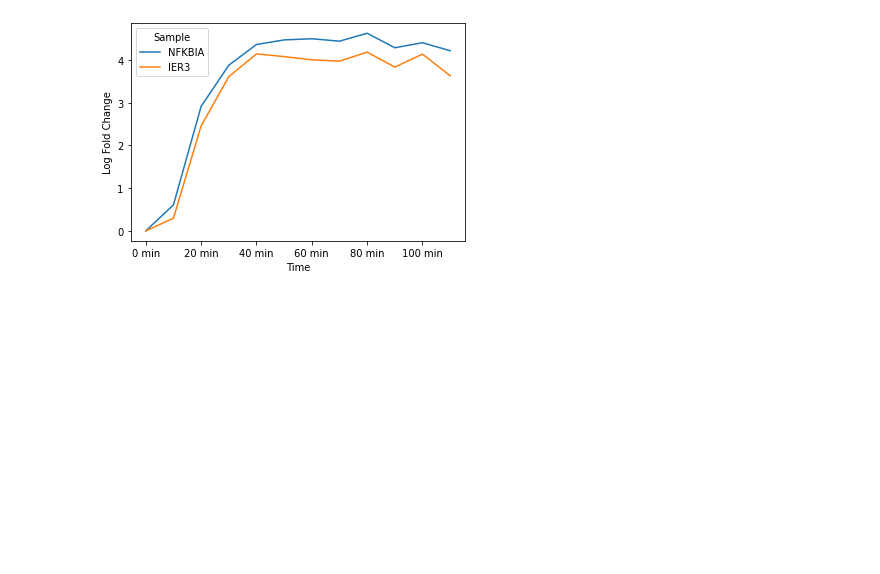
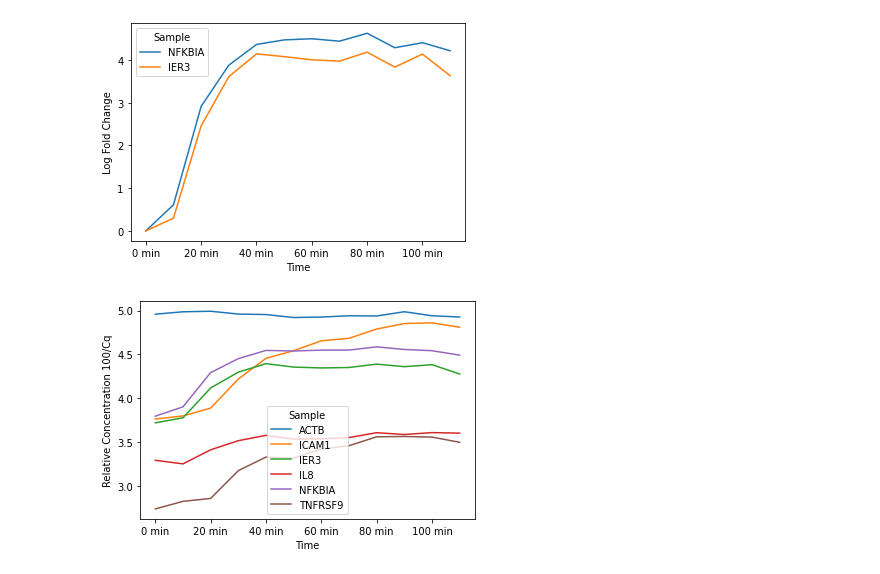
Before and after one commit to kanishkasthana/ChronoSeq, a Jupyter notebook: qPCR_validation_files/qPCR Analysis.ipynb, the cells around one changed output. Drawn from its saved outputs; the diff is of its cells as text; code cells hidden in the pictures; blank space fills up the shorter version.

Commit message:
Adding more plots.

```diff
--- a/qPCR_validation_files/qPCR Analysis.ipynb
+++ b/qPCR_validation_files/qPCR Analysis.ipynb
@@ -135,3 +135,8 @@ positive_ddct.T[["NFKBIA","IER3"]].plot(xlabel="Time", ylabel="Log Fold Change")
 plt.savefig("qPCR_GenePlots_Log_Fold_Validation_NFKBIA_IER3.svg", format='svg')
 # %% [output]
 [figure]
+# %%
+(100/pivot_table).T.plot(xlabel="Time",ylabel="Relative Concentration 100/Cq")
+plt.savefig("qPCR_GenePlots_Relative_concentration_100DivCq.svg", format='svg')
+# %% [output]
+[figure, added]
```
Also changed, not shown: 5 other files.
